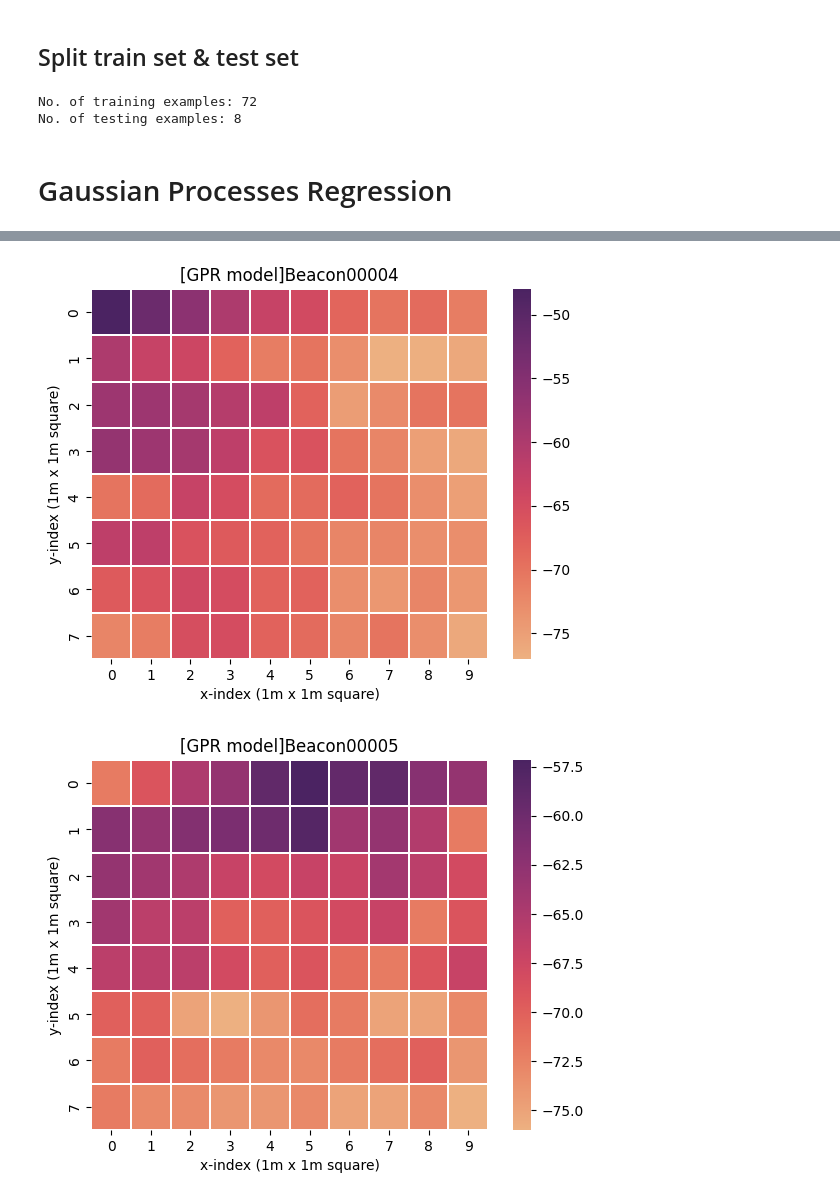
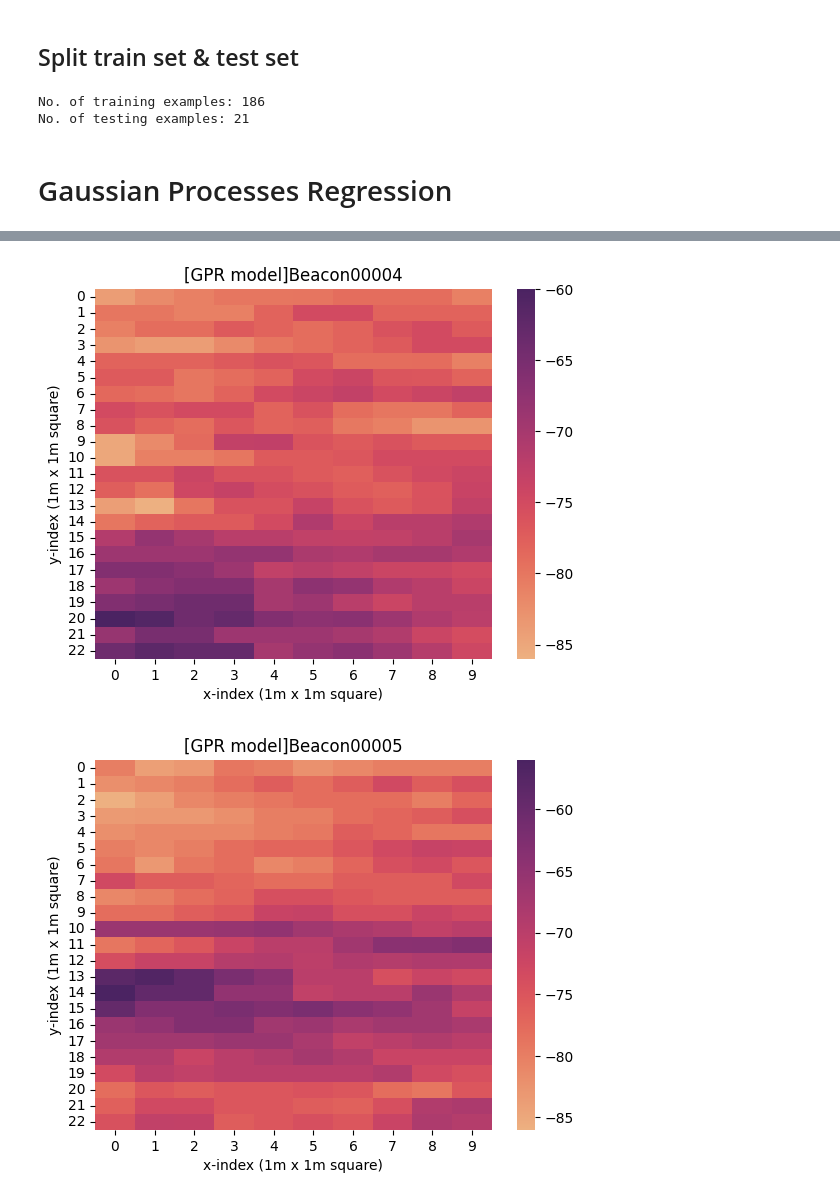
Before and after one commit to thanhhuynhk17/radiomap, a Jupyter notebook: GPR.ipynb, the cells around one changed output, grey strips where cells are left out. Saved outputs shown, nothing was run; the diff lists cells and outputs as text; code cells hidden in the pictures.

Commit message:
Radiomap floor3

```diff
--- a/GPR.ipynb
+++ b/GPR.ipynb
@@ -15,13 +15,14 @@ from sklearn import preprocessing
 from sklearn.gaussian_process import GaussianProcessRegressor
 import sklearn.gaussian_process.kernels as k
 # init value: set -200 as out of range value
-OUT_OF_RANGE_RSSI = -100.
+OUT_OF_RANGE_RSSI = -200.
 # %% [markdown]
 # VBD DATA
 # %%
 beacons = ['Beacon00001', 'Beacon00002', 'Beacon00003', 'Beacon00004', 'Beacon00005', 'Beacon00006']
-def preprocess_data(raw_data='training-vbd-floor1.json', beacons=beacons):
-    rawdata_vbd_df = pd.read_json('training-vbd-floor1.json')
+
+def preprocess_data(raw_data='training-vbd-floor3.json', beacons=beacons):
+    rawdata_vbd_df = pd.read_json(raw_data)
     data = []
     row_data = []
     for cell in rawdata_vbd_df.data.beacons:
@@ -30,6 +31,9 @@ def preprocess_data(raw_data='training-vbd-floor1.json', beacons=beacons):
         row_data.append(cell['X'])
         for beacon in beacons:
             row_data.append(int(cell[beacon]))
+        # drop
+        if OUT_OF_RANGE_RSSI in row_data:
+            continue
         data.append(row_data)
     columns = ['col', 'row'] + beacons
     # convert to dataframe
@@ -47,16 +51,16 @@ testing_data = rssi_dataset_df.drop(training_data.index)
 print(f"No. of training examples: {training_data.shape[0]}")
 print(f"No. of testing examples: {testing_data.shape[0]}")
 # %% [output]
-No. of training examples: 72
-No. of testing examples: 8
+No. of training examples: 186
+No. of testing examples: 21
 # %% [markdown]
 # Gaussian Processes Regression
 # %%
 from helper import plot_radiomap
 
 # init test matrix
-n_rows = 8
-n_cols = 10
+n_rows = int(rssi_dataset_df.describe()['row']['max'])+1
+n_cols = int(rssi_dataset_df.describe()['col']['max'])+1
 radiomap = np.full((n_rows, n_cols), OUT_OF_RANGE_RSSI)
 radiomaps = []
 radiomaps_test = []
@@ -96,2 +100,2 @@ for beacon in beacons:
-[figure, old version]
+[figure, new version]
-[figure, old version]
+[figure, new version]
```
Also changed, not shown: parts of 2 cells of this notebook, 18 other files.
